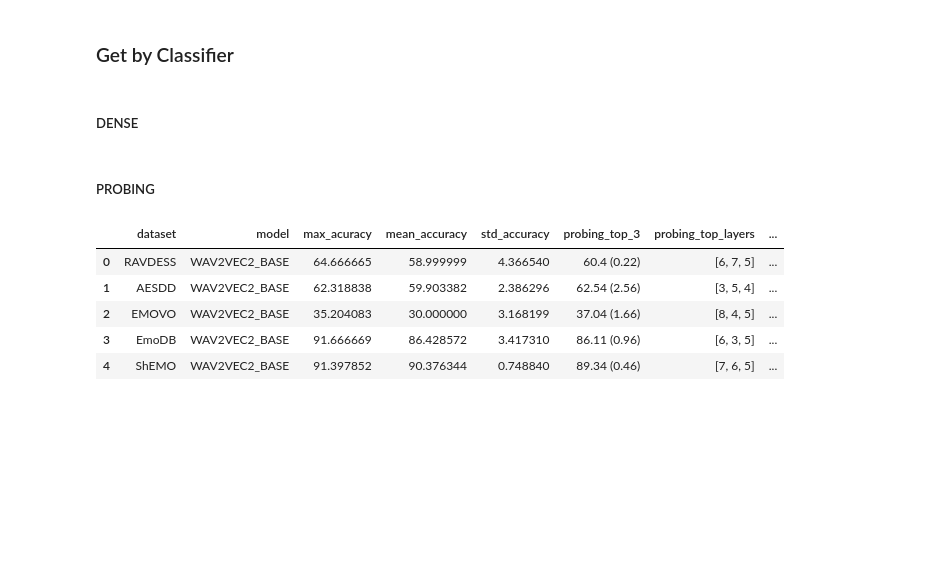
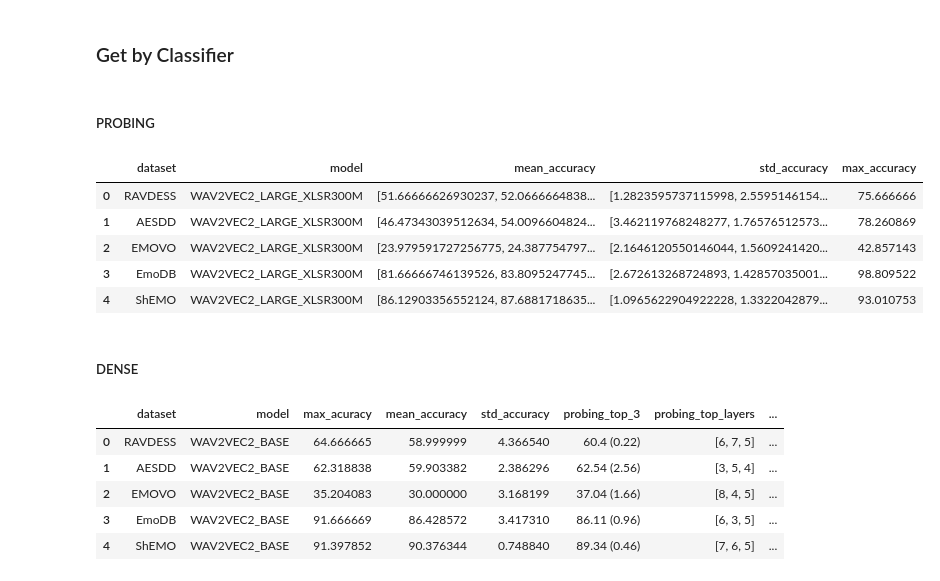
Before and after one commit to 95anantsingh/Decoding-Emotions, a Jupyter notebook: summary.ipynb, the cells around one changed output. Saved outputs shown, nothing was run; the diff lists cells and outputs as text; code cells hidden in the pictures; blank space fills up the shorter version.

Commit message:
dense summary update

```diff
--- a/summary.ipynb
+++ b/summary.ipynb
@@ -46,6 +46,37 @@ history_files.describe()
 # %%
 dense_history_files = history_files[history_files.clf_model=='DENSE']
 probing_history_files = history_files[history_files.clf_model=='PROBING']
+# %% [markdown]
+##### PROBING
+# %%
+mean_accs, std_accs, max_accs, models, datasets = [], [], [], [], []
+for model in probing_history_files.fx_model.unique():
+    for dataset in probing_history_files.dataset.unique():
+        run_df = probing_history_files[(probing_history_files.dataset==dataset) & (probing_history_files.fx_model==model)]
+        test_accs = []
+        for run in range(run_df.shape[0]):
+            history = torch.load(run_df.iloc[run].path)
+            hs_idx = np.argmax(history['val_acc'],axis=0)
+            ts_acc = np.array(history['test_acc']).transpose()
+            test_accs.append([acc[idx] for acc, idx in zip (ts_acc,hs_idx)])
+
+        mean_accs.append(np.mean(test_accs,axis=0))
+        max_accs.append(np.max(test_accs))
+        std_accs.append(np.std(test_accs,axis=0))
+        models.append(model)
+        datasets.append(dataset)
+
+probing_summary = pd.DataFrame.from_dict(dict(dataset=datasets,model=models,mean_accuracy=mean_accs,std_accuracy=std_accs,max_accuracy=max_accs))
+probing_summary.sort_values(['dataset','model']).reset_index(drop=True).drop(['max_accuracy'],axis=1).to_csv(os.path.join(output_dir,'probing_summary.csv'))
+# %%
+probing_summary.head()
+# %% [output]
+|  | dataset | model | mean_accuracy | std_accuracy | max_accuracy |
+| 0 | RAVDESS | WAV2VEC2_LARGE_XLSR300M | [51.66666626930237, 52.0666664838... | [1.2823595737115998, 2.5595146154... | 75.666666 |
+| 1 | AESDD | WAV2VEC2_LARGE_XLSR300M | [46.47343039512634, 54.0096604824... | [3.462119768248277, 1.76576512573... | 78.260869 |
+| 2 | EMOVO | WAV2VEC2_LARGE_XLSR300M | [23.979591727256775, 24.387754797... | [2.1646120550146044, 1.5609241420... | 42.857143 |
+| 3 | EmoDB | WAV2VEC2_LARGE_XLSR300M | [81.66666746139526, 83.8095247745... | [2.672613268724893, 1.42857035001... | 98.809522 |
+| 4 | ShEMO | WAV2VEC2_LARGE_XLSR300M | [86.12903356552124, 87.6881718635... | [1.0965622904922228, 1.3322042879... | 93.010753 |
 # %% [markdown]
 ##### DENSE
 # %%
@@ -64,5 +95,3 @@ for model in dense_history_files.fx_model.unique():
         datasets.append(dataset)
 
 dense_summary = pd.DataFrame.from_dict(dict(dataset=datasets,model=models,max_acuracy=max_accs,mean_accuracy=mean_accs,std_accuracy=std_accs))
-# %% [markdown]
-##### PROBING
```
Also changed, not shown: parts of 2 cells of this notebook, 1 other file.
